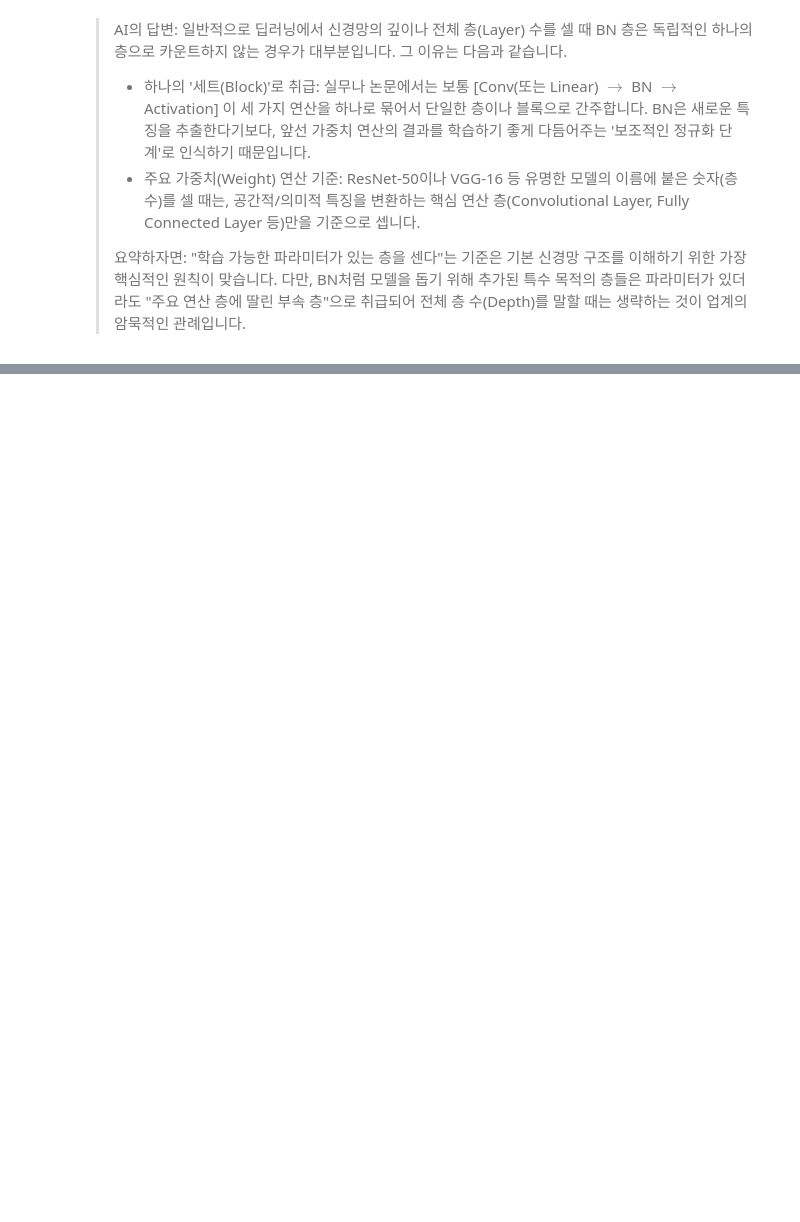
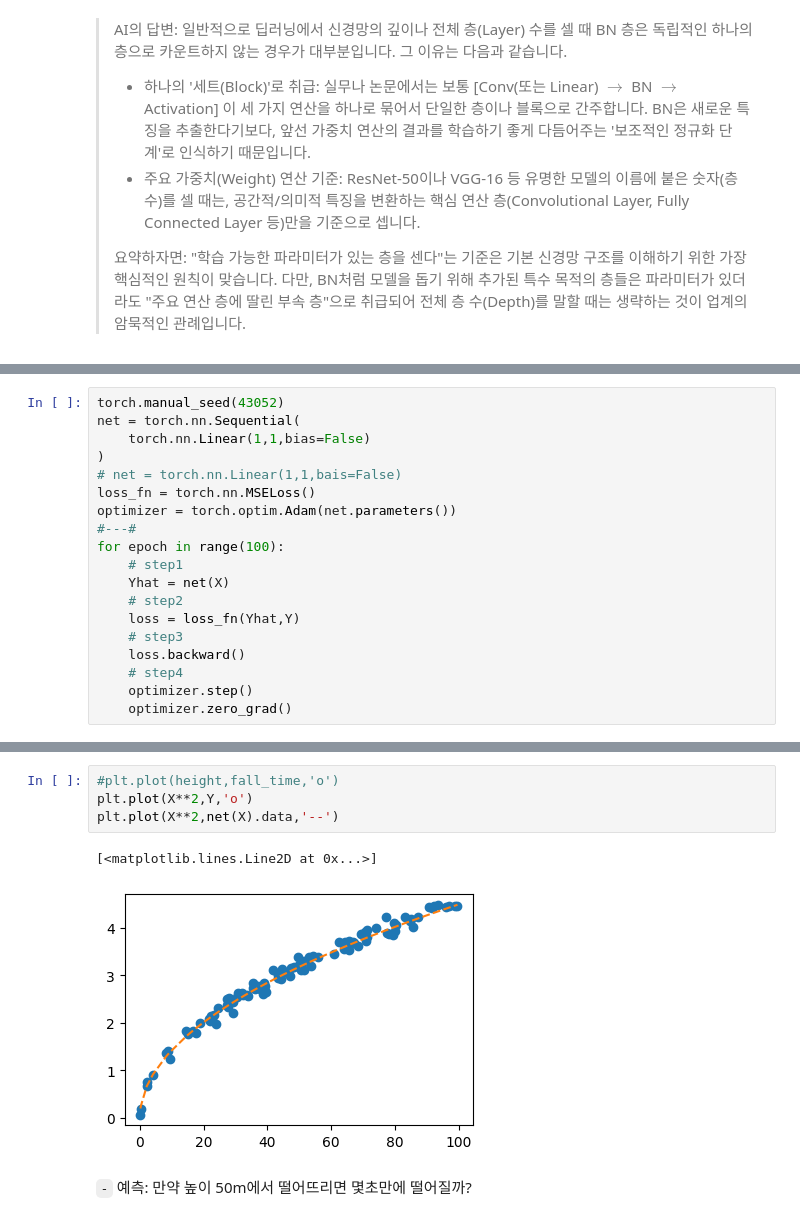
Before and after one commit to guebin/DL2026, a Jupyter notebook: posts/07wk.ipynb, the cells around one changed output, grey strips where cells are left out. Cells and saved outputs as stored; diff of their text form; blank space fills up the shorter version.

```diff
--- a/posts/07wk.ipynb
+++ b/posts/07wk.ipynb
@@ -273,0 +520,19 @@ torch.nn.Sequential(
+# %%
+torch.manual_seed(43052)
+net = torch.nn.Sequential(
+    torch.nn.Linear(1,1,bias=False)
+)
+# net = torch.nn.Linear(1,1,bais=False)
+loss_fn = torch.nn.MSELoss()
+optimizer = torch.optim.Adam(net.parameters())
+#---#
+for epoch in range(100):
+    # step1
+    Yhat = net(X)
+    # step2
+    loss = loss_fn(Yhat,Y)
+    # step3
+    loss.backward()
+    # step4
+    optimizer.step()
+    optimizer.zero_grad()
@@ -273,0 +550,9 @@ torch.nn.Sequential(
+# %%
+#plt.plot(height,fall_time,'o')
+plt.plot(X**2,Y,'o')
+plt.plot(X**2,net(X).data,'--')
+# %% [output]
+[<matplotlib.lines.Line2D at 0x...>]
+[figure, added]
+# %% [markdown]
+`-` 예측: 만약 높이 50m에서 떨어뜨리면 몇초만에 떨어질까?
```
Also changed, not shown: parts of 80 cells of this notebook, 4 other files.
